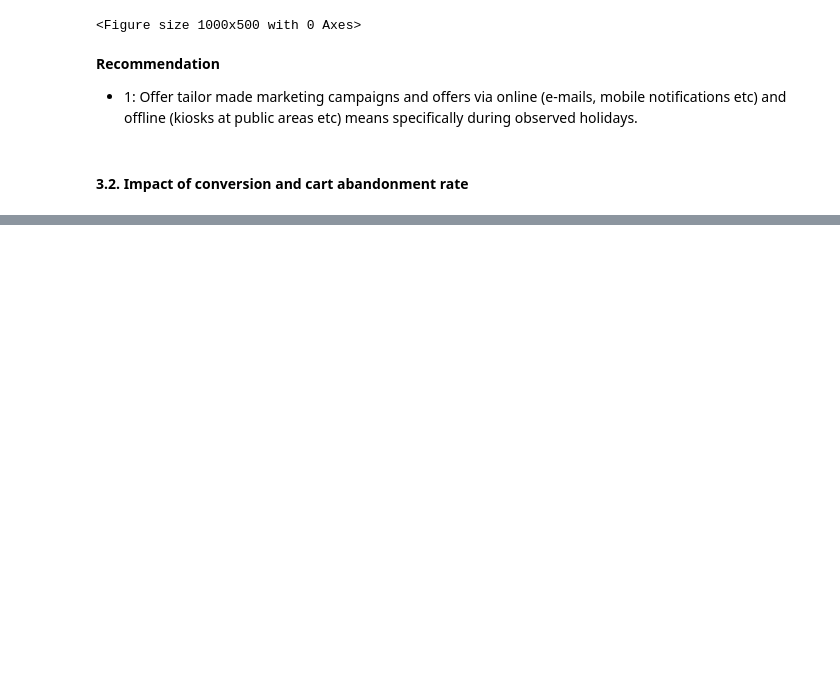
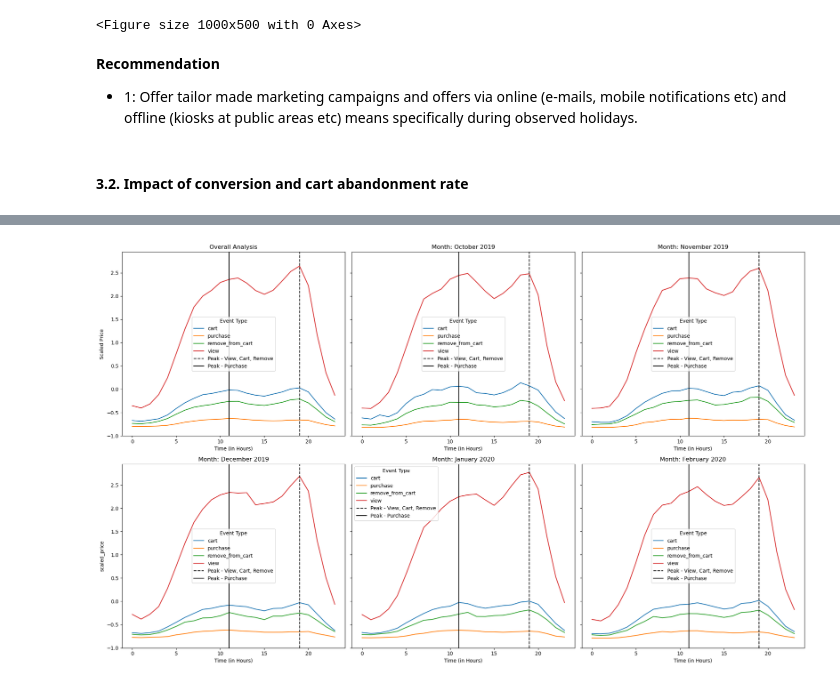
Before and after one commit to SaibalPatraDS/ECommerce-Analysis-and-RCA, a Jupyter notebook: module.ipynb, the cells around one changed output, grey strips where cells are left out. Cells and saved outputs as stored; diff of their text form; code cells hidden in the pictures; blank space fills up the shorter version.

```diff
--- a/module.ipynb
+++ b/module.ipynb
@@ -612,0 +745,53 @@ gg
+# %%
+# Filtering event_hour, event_type, price, and extracting month information
+hour_event_df = mom_df[['event_date', 'event_type', 'event_hour', 'price']]
+hour_event_df['month'] = hour_event_df['event_date'].dt.to_period('M').dt.strftime("%B %Y")
+
+# Creating subplots (2 rows, 3 columns)
+fig, axes = plt.subplots(2, 3, figsize=(20, 12), sharey=True)
+
+# Flatten axes array for easier indexing
+axes = axes.flatten()
+
+# 1. Overall analysis
+# Aggregating total price per hour per event type for the overall analysis
+time_hour = hour_event_df.groupby(['event_type', 'event_hour'])['price'].sum().reset_index()
+
+# Scaling price for better visualization
+time_hour['scaled_price'] = (time_hour['price'] - time_hour['price'].mean()) / time_hour['price'].std()
+
+# Plotting overall data
+sns.lineplot(data=time_hour, x='event_hour', y='scaled_price', hue='event_type', linewidth=1.5, ax=axes[0])
+axes[0].axvline(x=19, linestyle='dashed', color='black', label='Peak - View, Cart, Remove')
+axes[0].axvline(x=11, color='black', label='Peak - Purchase')
+axes[0].set_title("Overall Analysis")
+axes[0].set_xlabel("Time (in Hours)")
+axes[0].set_ylabel("Scaled Price")
+axes[0].legend(title="Event Type")
+
+# 2. Month-by-Month Analysis
+months = hour_event_df['month'].unique()
+
+# Loop through each month and create the plots
+for i, month in enumerate(months):
+    month_data = hour_event_df[hour_event_df['month'] == month]
+
+    # Aggregating total price per hour per event type for the current month
+    time_hour_month = month_data.groupby(['event_type', 'event_hour'])['price'].sum().reset_index()
+
+    # Scaling price for better visualization
+    time_hour_month['scaled_price'] = (time_hour_month['price'] - time_hour_month['price'].mean()) / time_hour_month['price'].std()
+
+    # Plot for the current month
+    sns.lineplot(data=time_hour_month, x='event_hour', y='scaled_price', hue='event_type', linewidth=1.5, ax=axes[i+1])
+    axes[i+1].axvline(x=19, linestyle='dashed', color='black', label='Peak - View, Cart, Remove')
+    axes[i+1].axvline(x=11, color='black', label='Peak - Purchase')
+    axes[i+1].set_title(f"Month: {month}")
+    axes[i+1].set_xlabel("Time (in Hours)")
+    axes[i+1].legend(title="Event Type")
+
+# Adjust layout
+plt.tight_layout()
+plt.show()
+# %% [output]
+[figure, added]
```
Also changed, not shown: parts of 10 cells of this notebook.
